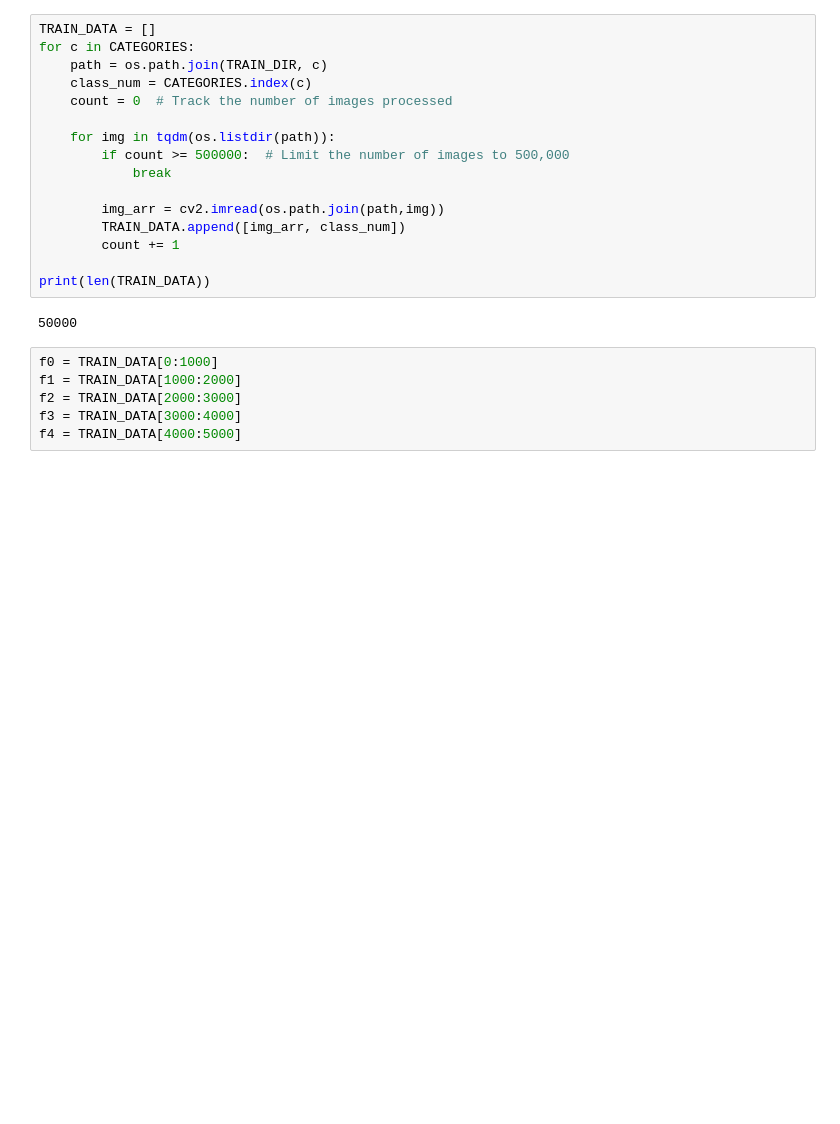
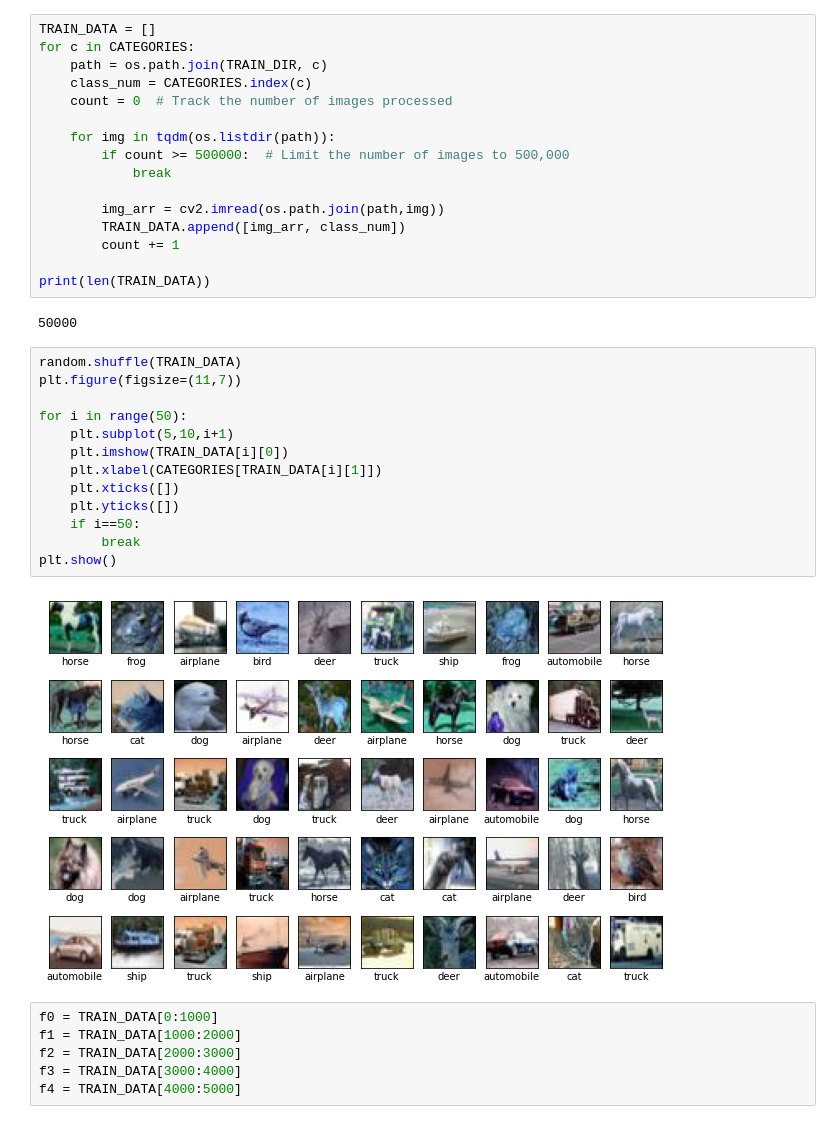
Before and after one commit to ASM-SAYEM/CVPR, a Jupyter notebook: assignment_1_KNN.ipynb, the cells around one changed output. Cells and saved outputs as stored; diff of their text form; blank space fills up the shorter version.

```diff
--- a/assignment_1_KNN.ipynb
+++ b/assignment_1_KNN.ipynb
@@ -221,6 +221,21 @@ for c in CATEGORIES:
 print(len(TRAIN_DATA))
 # %% [output]
 50000
+# %%
+random.shuffle(TRAIN_DATA)
+plt.figure(figsize=(11,7))
+
+for i in range(50):
+    plt.subplot(5,10,i+1)
+    plt.imshow(TRAIN_DATA[i][0])
+    plt.xlabel(CATEGORIES[TRAIN_DATA[i][1]])
+    plt.xticks([])
+    plt.yticks([])
+    if i==50:
+        break
+plt.show()
+# %% [output]
+[figure, added]
 # %%
 f0 = TRAIN_DATA[0:1000]
 f1 = TRAIN_DATA[1000:2000]
```
Also changed, not shown: parts of 7 cells of this notebook.
